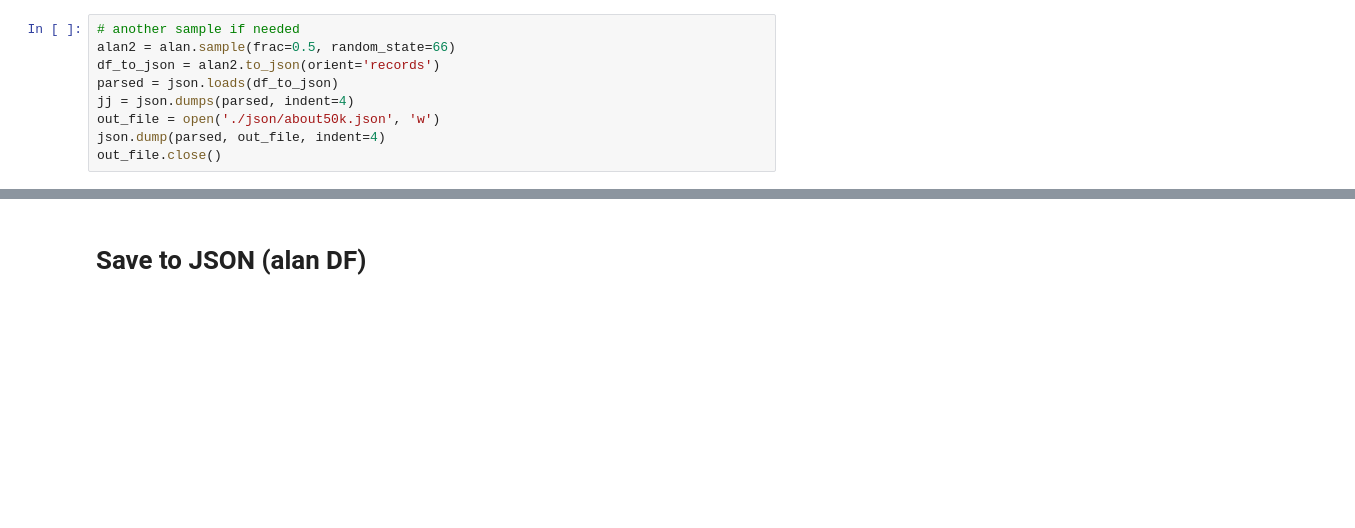
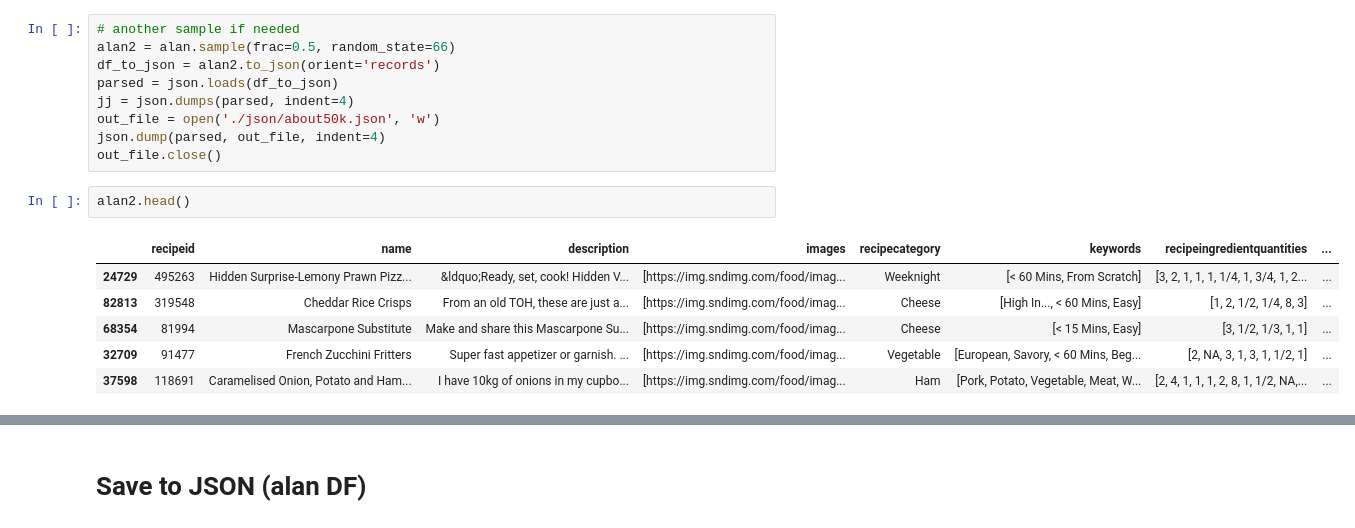
Before and after one commit to laternader/snackathon, a Jupyter notebook: Cleaning-the-data.ipynb, the cells around one changed output, grey strips where cells are left out. Drawn from its saved outputs; the diff is of its cells as text; blank space fills up the shorter version.

```diff
--- a/Cleaning-the-data.ipynb
+++ b/Cleaning-the-data.ipynb
@@ -569,3 +577,12 @@ jj = json.dumps(parsed, indent=4)
 out_file = open('./json/about50k.json', 'w')
 json.dump(parsed, out_file, indent=4)
 out_file.close()
+# %%
+alan2.head()
+# %% [output]
+|  | recipeid | name | description | images | recipecategory | keywords | recipeingredientquantities | ... |
+| 24729 | 495263 | Hidden Surprise-Lemony Prawn Pizz... | &ldquo;Ready, set, cook! Hidden V... | [https://img.sndimg.com/food/imag... | Weeknight | [< 60 Mins, From Scratch] | [3, 2, 1, 1, 1, 1/4, 1, 3/4, 1, 2... | ... |
+| 82813 | 319548 | Cheddar Rice Crisps | From an old TOH, these are just a... | [https://img.sndimg.com/food/imag... | Cheese | [High In..., < 60 Mins, Easy] | [1, 2, 1/2, 1/4, 8, 3] | ... |
+| 68354 | 81994 | Mascarpone Substitute | Make and share this Mascarpone Su... | [https://img.sndimg.com/food/imag... | Cheese | [< 15 Mins, Easy] | [3, 1/2, 1/3, 1, 1] | ... |
+| 32709 | 91477 | French Zucchini Fritters | Super fast appetizer or garnish. ... | [https://img.sndimg.com/food/imag... | Vegetable | [European, Savory, < 60 Mins, Beg... | [2, NA, 3, 1, 3, 1, 1/2, 1] | ... |
+| 37598 | 118691 | Caramelised Onion, Potato and Ham... | I have 10kg of onions in my cupbo... | [https://img.sndimg.com/food/imag... | Ham | [Pork, Potato, Vegetable, Meat, W... | [2, 4, 1, 1, 1, 2, 8, 1, 1/2, NA,... | ... |
```
Also changed, not shown: parts of 2 cells of this notebook.
